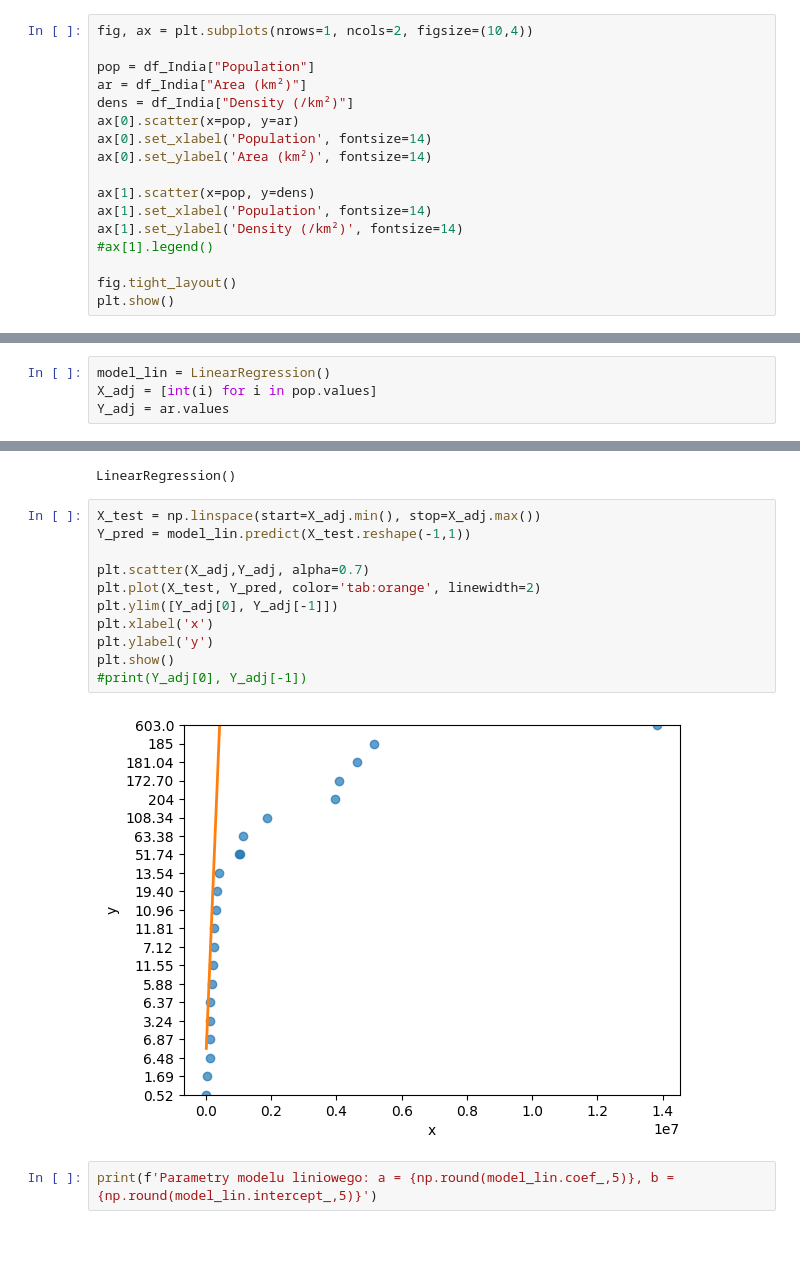
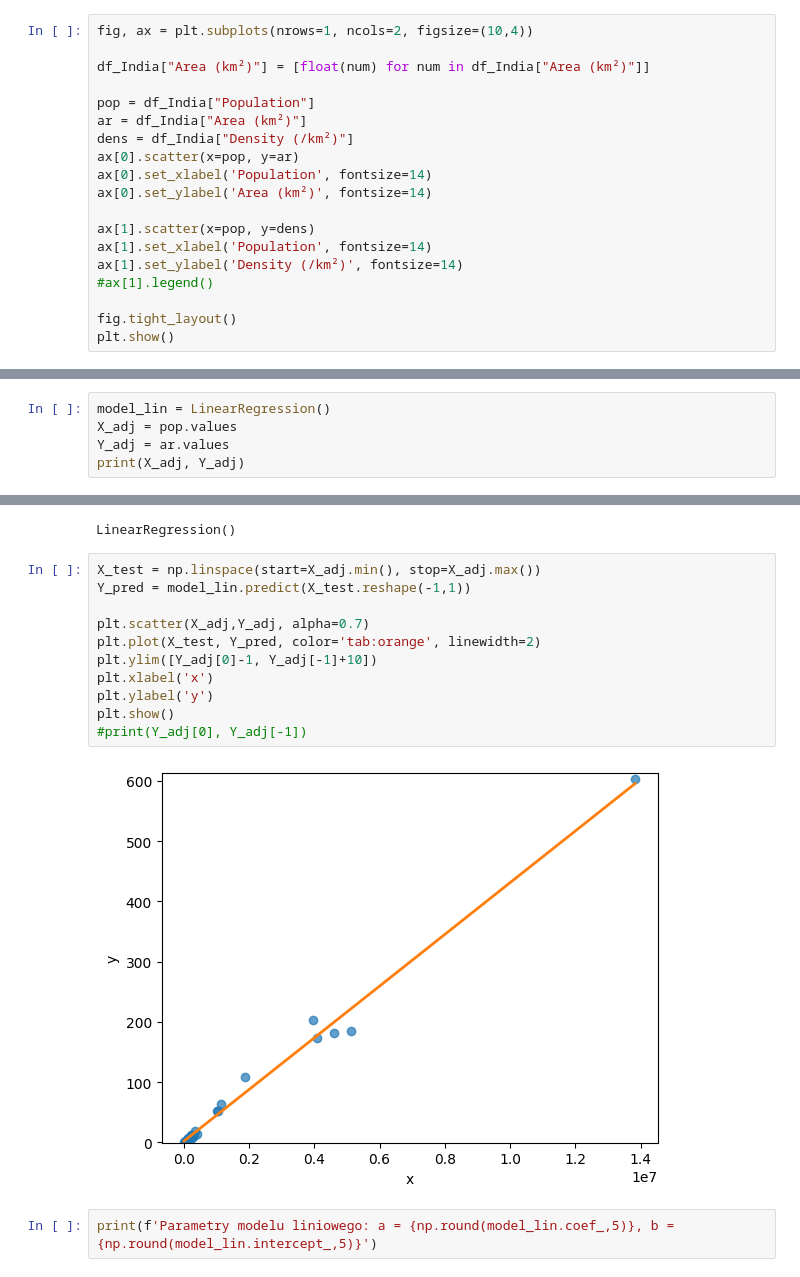
Before and after one commit to ShadowproofGamer/MSiD_lista_3, a Jupyter notebook: lista3.ipynb, the cells around one changed output, grey strips where cells are left out. Drawn from its saved outputs; the diff is of its cells as text; blank space fills up the shorter version.

```diff
--- a/lista3.ipynb
+++ b/lista3.ipynb
@@ -209,6 +209,8 @@ df_India
 | 20 | Mumbai | 13830884 | 603.0 | 232.8 | 22937 | 59406.0 | India |
 # %%
 fig, ax = plt.subplots(nrows=1, ncols=2, figsize=(10,4))
+
+df_India["Area (km²)"] = [float(num) for num in df_India["Area (km²)"]]
 
 pop = df_India["Population"]
 ar = df_India["Area (km²)"]
@@ -268,5 +270,6 @@ from sklearn.linear_model import LinearRegression
 import numpy as np
 # %%
 model_lin = LinearRegression()
-X_adj = [int(i) for i in pop.values]
+X_adj = pop.values
 Y_adj = ar.values
+print(X_adj, Y_adj)
@@ -277,16 +287,16 @@ LinearRegression()
 # %%
 X_test = np.linspace(start=X_adj.min(), stop=X_adj.max())
 Y_pred = model_lin.predict(X_test.reshape(-1,1))
 
 plt.scatter(X_adj,Y_adj, alpha=0.7)
 plt.plot(X_test, Y_pred, color='tab:orange', linewidth=2)
-plt.ylim([Y_adj[0], Y_adj[-1]])
+plt.ylim([Y_adj[0]-1, Y_adj[-1]+10])
 plt.xlabel('x')
 plt.ylabel('y')
 plt.show()
 #print(Y_adj[0], Y_adj[-1])
 # %% [output]
-[figure, old version]
+[figure, new version]
 # %%
 print(f'Parametry modelu liniowego: a = {np.round(model_lin.coef_,5)}, b = {np.round(model_lin.intercept_,5)}')
 # %% [output]
```
Also changed, not shown: parts of 11 cells of this notebook.
